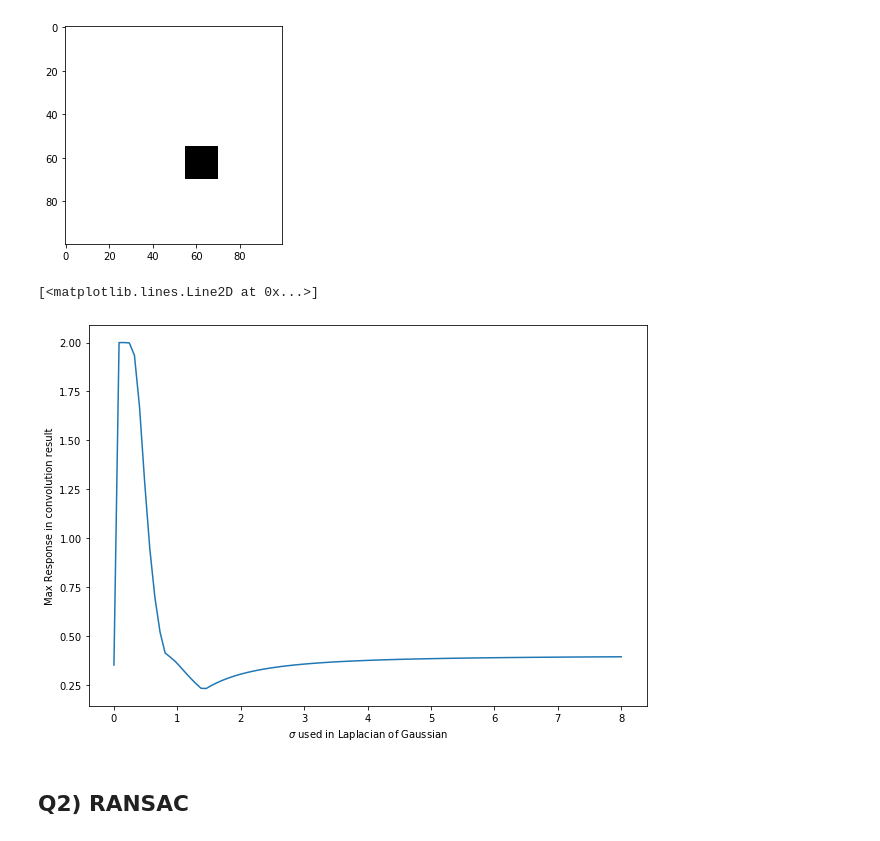
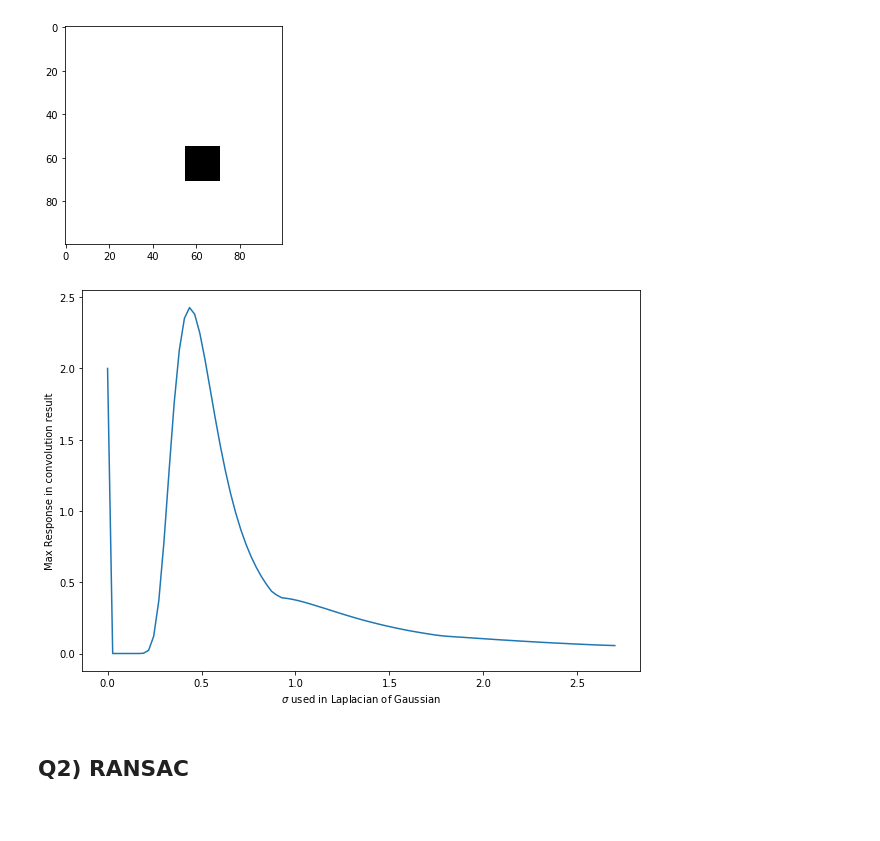
Before and after one commit to tingfengx/csc420-a3, a Jupyter notebook: a3-code.ipynb, the cells around one changed output. Drawn from its saved outputs; the diff is of its cells as text; code cells hidden in the pictures.

Commit message:
q2 part 1 plots

```diff
--- a/a3-code.ipynb
+++ b/a3-code.ipynb
@@ -5,7 +6,7 @@ import cv2
 from tqdm import tqdm
 # %%
 black_square = np.ones((100, 100))
-black_square[55:70, 55:70] = 0
+black_square[55:71, 55:71] = 0
 plt.imshow(black_square, cmap="gray")
 # %% [output]
 <matplotlib.image.AxesImage at 0x...>
@@ -13,20 +14,19 @@ plt.imshow(black_square, cmap="gray")
 # %%
 sigma = []
 response = []
 
-for i in tqdm(np.linspace(0, 8, 100)):
-    blur = cv2.GaussianBlur(black_square, (5, 5), i)
-    laplacian = cv2.Laplacian(blur, cv2.CV_64F)
+for i in tqdm(np.linspace(0, 2.7, 100)):
+    laplacian = ndimage.gaussian_laplace(black_square, sigma = i)
     sigma.append(i)
     response.append(np.max(laplacian))
 
 plt.figure(figsize=(10, 7))
 plt.xlabel("$\sigma$ used in Laplacian of Gaussian")
 plt.ylabel("Max Response in convolution result")
 plt.plot(sigma, response)
+plt.show()
 # %% [output]
-[<matplotlib.lines.Line2D at 0x...>]
-[figure, old version]
+[figure, new version]
 # %% [markdown]
 ## Q2) RANSAC
 # %%
```
Also changed, not shown: parts of 6 cells of this notebook, 2 other files.
